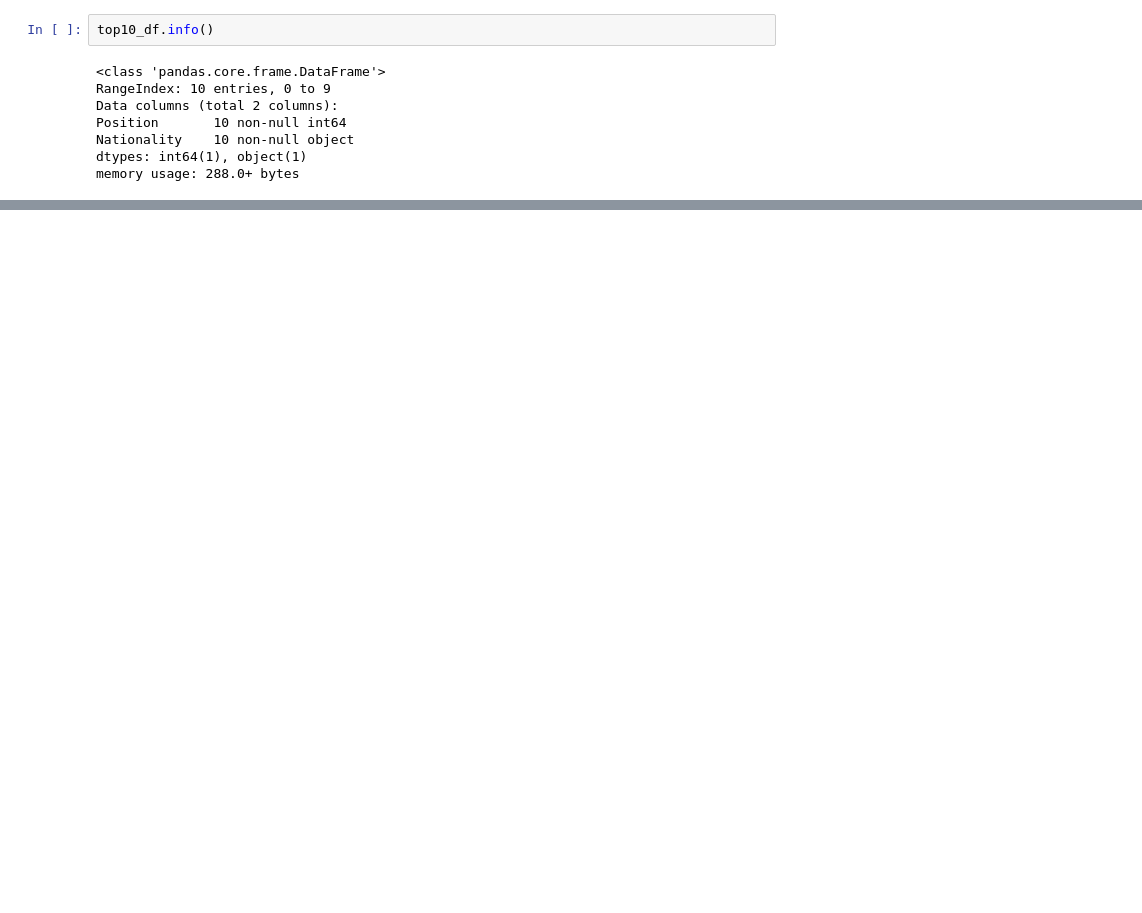
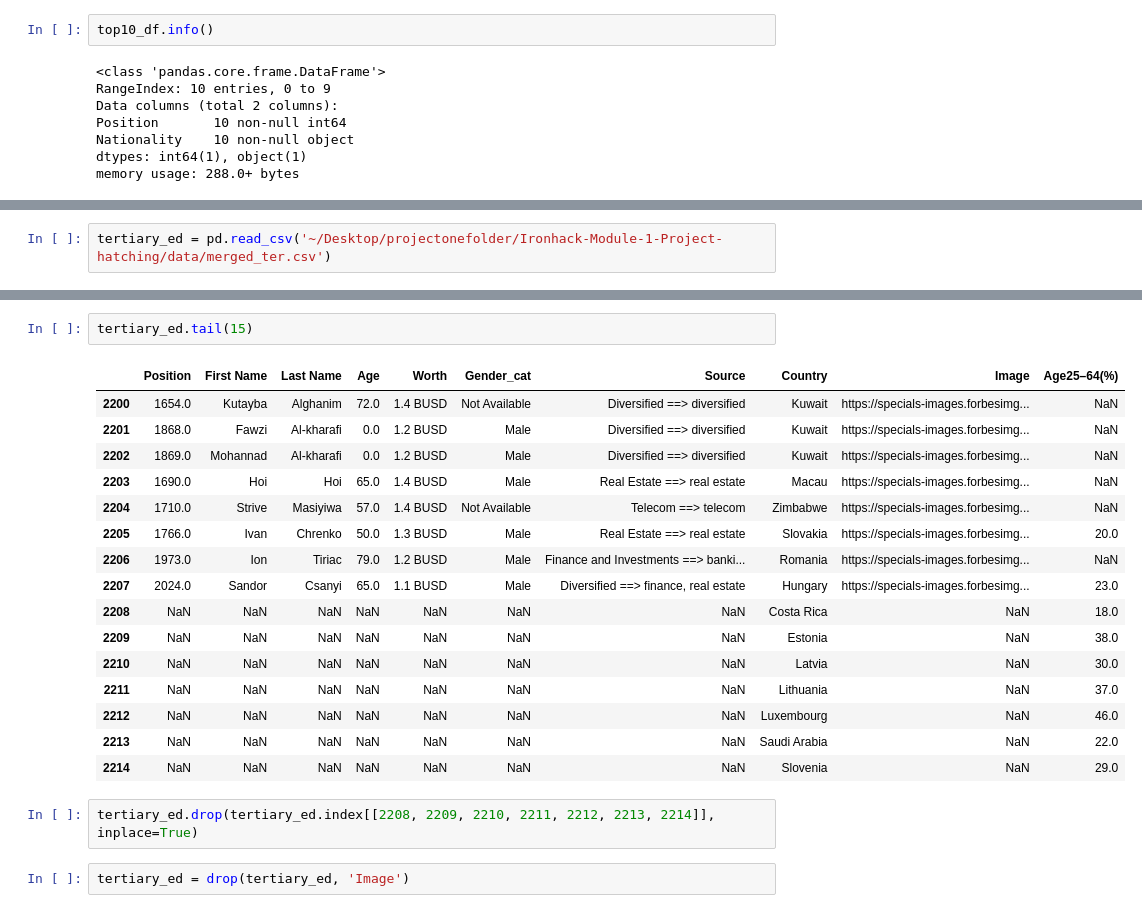
Before and after one commit to sbraca/Ironhack-Module-1-Project-hatching, a Jupyter notebook: notebooks/pipelines_test.ipynb, the cells around one changed output, grey strips where cells are left out. Drawn from its saved outputs; the diff is of its cells as text; blank space fills up the shorter version.

```diff
--- a/notebooks/pipelines_test.ipynb
+++ b/notebooks/pipelines_test.ipynb
@@ -555,0 +771,2 @@ merged_df.head()
+# %%
+tertiary_ed = pd.read_csv('~/Desktop/projectonefolder/Ironhack-Module-1-Project-hatching/data/merged_ter.csv')
@@ -555,0 +789,23 @@ merged_df.head()
+# %%
+tertiary_ed.tail(15)
+# %% [output]
+|  | Position | First Name | Last Name | Age | Worth | Gender_cat | Source | Country | Image | Age25–64(%) |
+| 2200 | 1654.0 | Kutayba | Alghanim | 72.0 | 1.4 BUSD | Not Available | Diversified ==> diversified | Kuwait | https://specials-images.forbesimg... | NaN |
+| 2201 | 1868.0 | Fawzi | Al-kharafi | 0.0 | 1.2 BUSD | Male | Diversified ==> diversified | Kuwait | https://specials-images.forbesimg... | NaN |
+| 2202 | 1869.0 | Mohannad | Al-kharafi | 0.0 | 1.2 BUSD | Male | Diversified ==> diversified | Kuwait | https://specials-images.forbesimg... | NaN |
+| 2203 | 1690.0 | Hoi | Hoi | 65.0 | 1.4 BUSD | Male | Real Estate ==> real estate | Macau | https://specials-images.forbesimg... | NaN |
+| 2204 | 1710.0 | Strive | Masiyiwa | 57.0 | 1.4 BUSD | Not Available | Telecom ==> telecom | Zimbabwe | https://specials-images.forbesimg... | NaN |
+| 2205 | 1766.0 | Ivan | Chrenko | 50.0 | 1.3 BUSD | Male | Real Estate ==> real estate | Slovakia | https://specials-images.forbesimg... | 20.0 |
+| 2206 | 1973.0 | Ion | Tiriac | 79.0 | 1.2 BUSD | Male | Finance and Investments ==> banki... | Romania | https://specials-images.forbesimg... | NaN |
+| 2207 | 2024.0 | Sandor | Csanyi | 65.0 | 1.1 BUSD | Male | Diversified ==> finance, real estate | Hungary | https://specials-images.forbesimg... | 23.0 |
+| 2208 | NaN | NaN | NaN | NaN | NaN | NaN | NaN | Costa Rica | NaN | 18.0 |
+| 2209 | NaN | NaN | NaN | NaN | NaN | NaN | NaN | Estonia | NaN | 38.0 |
+| 2210 | NaN | NaN | NaN | NaN | NaN | NaN | NaN | Latvia | NaN | 30.0 |
+| 2211 | NaN | NaN | NaN | NaN | NaN | NaN | NaN | Lithuania | NaN | 37.0 |
+| 2212 | NaN | NaN | NaN | NaN | NaN | NaN | NaN | Luxembourg | NaN | 46.0 |
+| 2213 | NaN | NaN | NaN | NaN | NaN | NaN | NaN | Saudi Arabia | NaN | 22.0 |
+| 2214 | NaN | NaN | NaN | NaN | NaN | NaN | NaN | Slovenia | NaN | 29.0 |
+# %%
+tertiary_ed.drop(tertiary_ed.index[[2208, 2209, 2210, 2211, 2212, 2213, 2214]], inplace=True)
+# %%
+tertiary_ed = drop(tertiary_ed, 'Image')
```
Also changed, not shown: parts of 32 cells of this notebook, 5 other files.
